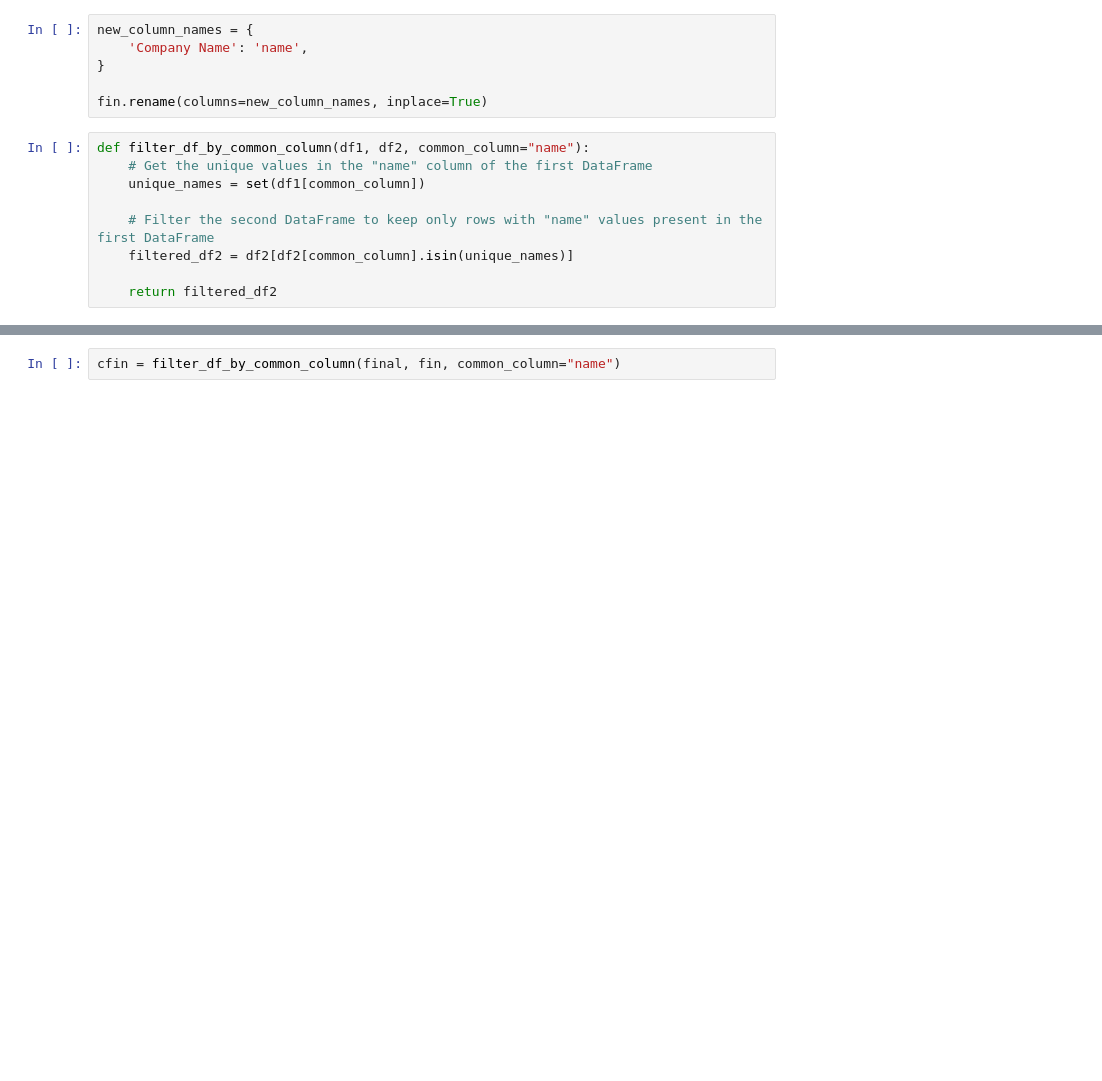
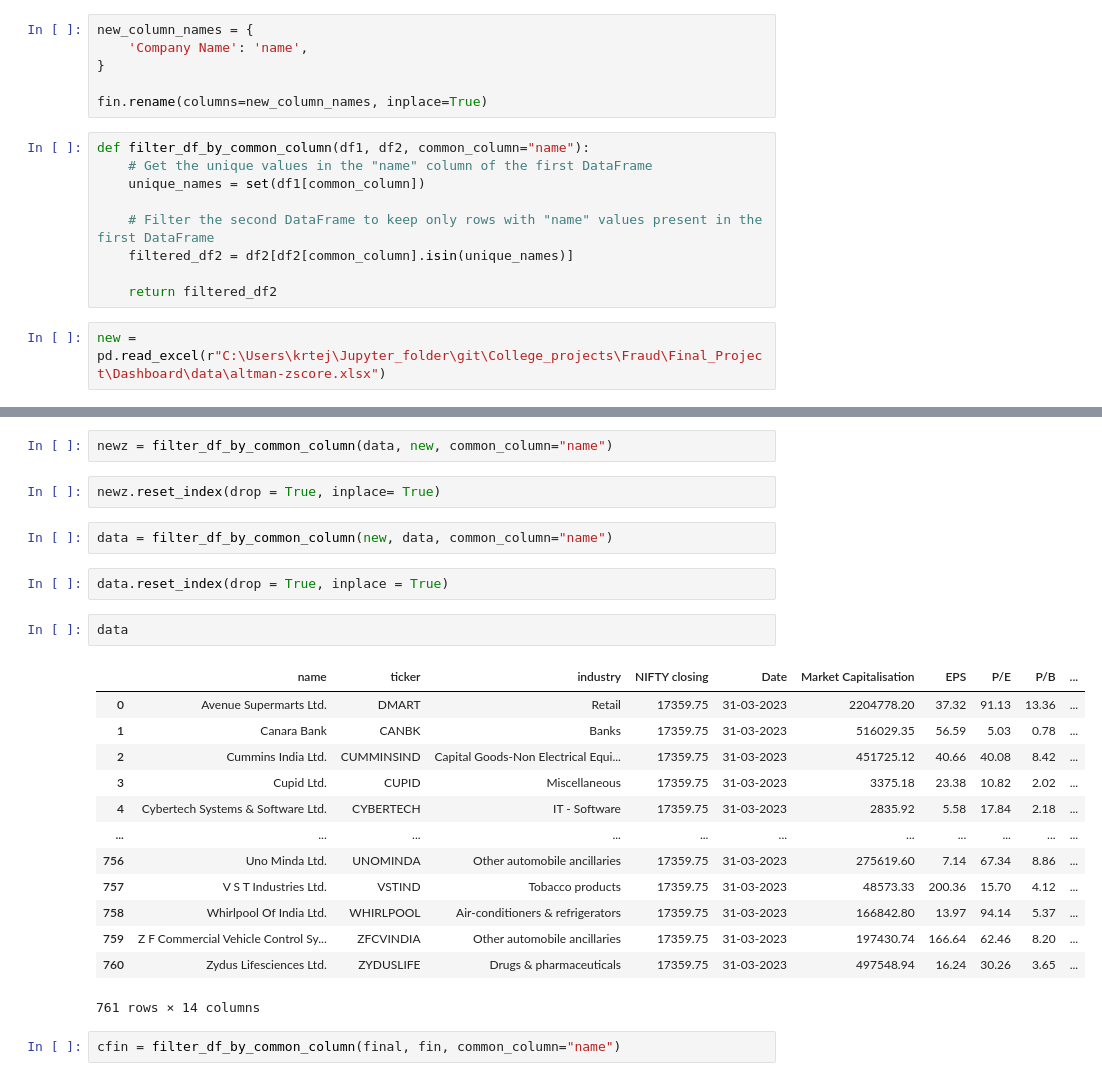
Before and after one commit to Asce099/College_projects, a Jupyter notebook: Fraud/Final_Project/cleaning_pt2.ipynb, the cells around one changed output, grey strips where cells are left out. Saved outputs shown, nothing was run; the diff lists cells and outputs as text; blank space fills up the shorter version.

```diff
--- a/Fraud/Final_Project/cleaning_pt2.ipynb
+++ b/Fraud/Final_Project/cleaning_pt2.ipynb
@@ -284,3 +284,5 @@ def filter_df_by_common_column(df1, df2, common_column="name"):
     filtered_df2 = df2[df2[common_column].isin(unique_names)]
 
     return filtered_df2
+# %%
+new = pd.read_excel(r"C:\Users\krtej\Jupyter_folder\git\College_projects\Fraud\Final_Project\Dashboard\data\altman-zscore.xlsx")
@@ -287,3 +305,27 @@ def filter_df_by_common_column(df1, df2, common_column="name"):
+# %%
+newz = filter_df_by_common_column(data, new, common_column="name")
+# %%
+newz.reset_index(drop = True, inplace= True)
+# %%
+data = filter_df_by_common_column(new, data, common_column="name")
+# %%
+data.reset_index(drop = True, inplace = True)
+# %%
+data
+# %% [output]
+|  | name | ticker | industry | NIFTY closing | Date | Market Capitalisation | EPS | P/E | P/B | ... |
+| 0 | Avenue Supermarts Ltd. | DMART | Retail | 17359.75 | 31-03-2023 | 2204778.20 | 37.32 | 91.13 | 13.36 | ... |
+| 1 | Canara Bank | CANBK | Banks | 17359.75 | 31-03-2023 | 516029.35 | 56.59 | 5.03 | 0.78 | ... |
+| 2 | Cummins India Ltd. | CUMMINSIND | Capital Goods-Non Electrical Equi... | 17359.75 | 31-03-2023 | 451725.12 | 40.66 | 40.08 | 8.42 | ... |
+| 3 | Cupid Ltd. | CUPID | Miscellaneous | 17359.75 | 31-03-2023 | 3375.18 | 23.38 | 10.82 | 2.02 | ... |
+| 4 | Cybertech Systems & Software Ltd. | CYBERTECH | IT - Software | 17359.75 | 31-03-2023 | 2835.92 | 5.58 | 17.84 | 2.18 | ... |
+| ... | ... | ... | ... | ... | ... | ... | ... | ... | ... | ... |
+| 756 | Uno Minda Ltd. | UNOMINDA | Other automobile ancillaries | 17359.75 | 31-03-2023 | 275619.60 | 7.14 | 67.34 | 8.86 | ... |
+| 757 | V S T Industries Ltd. | VSTIND | Tobacco products | 17359.75 | 31-03-2023 | 48573.33 | 200.36 | 15.70 | 4.12 | ... |
+| 758 | Whirlpool Of India Ltd. | WHIRLPOOL | Air-conditioners & refrigerators | 17359.75 | 31-03-2023 | 166842.80 | 13.97 | 94.14 | 5.37 | ... |
+| 759 | Z F Commercial Vehicle Control Sy... | ZFCVINDIA | Other automobile ancillaries | 17359.75 | 31-03-2023 | 197430.74 | 166.64 | 62.46 | 8.20 | ... |
+| 760 | Zydus Lifesciences Ltd. | ZYDUSLIFE | Drugs & pharmaceuticals | 17359.75 | 31-03-2023 | 497548.94 | 16.24 | 30.26 | 3.65 | ... |
+761 rows × 14 columns
 # %%
 cfin = filter_df_by_common_column(final, fin, common_column="name")
 # %%
```
Also changed, not shown: parts of 12 cells of this notebook, 15 other files.
